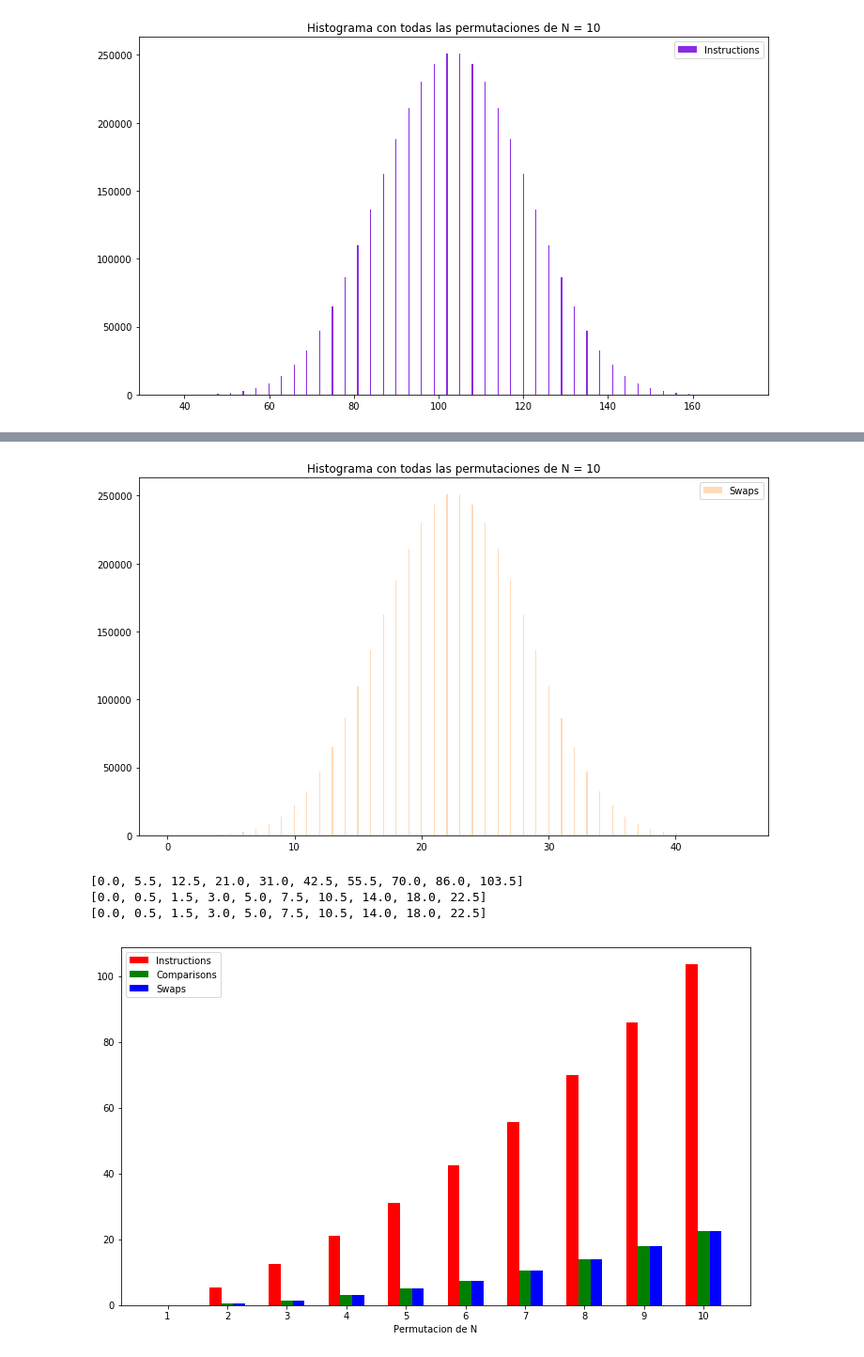
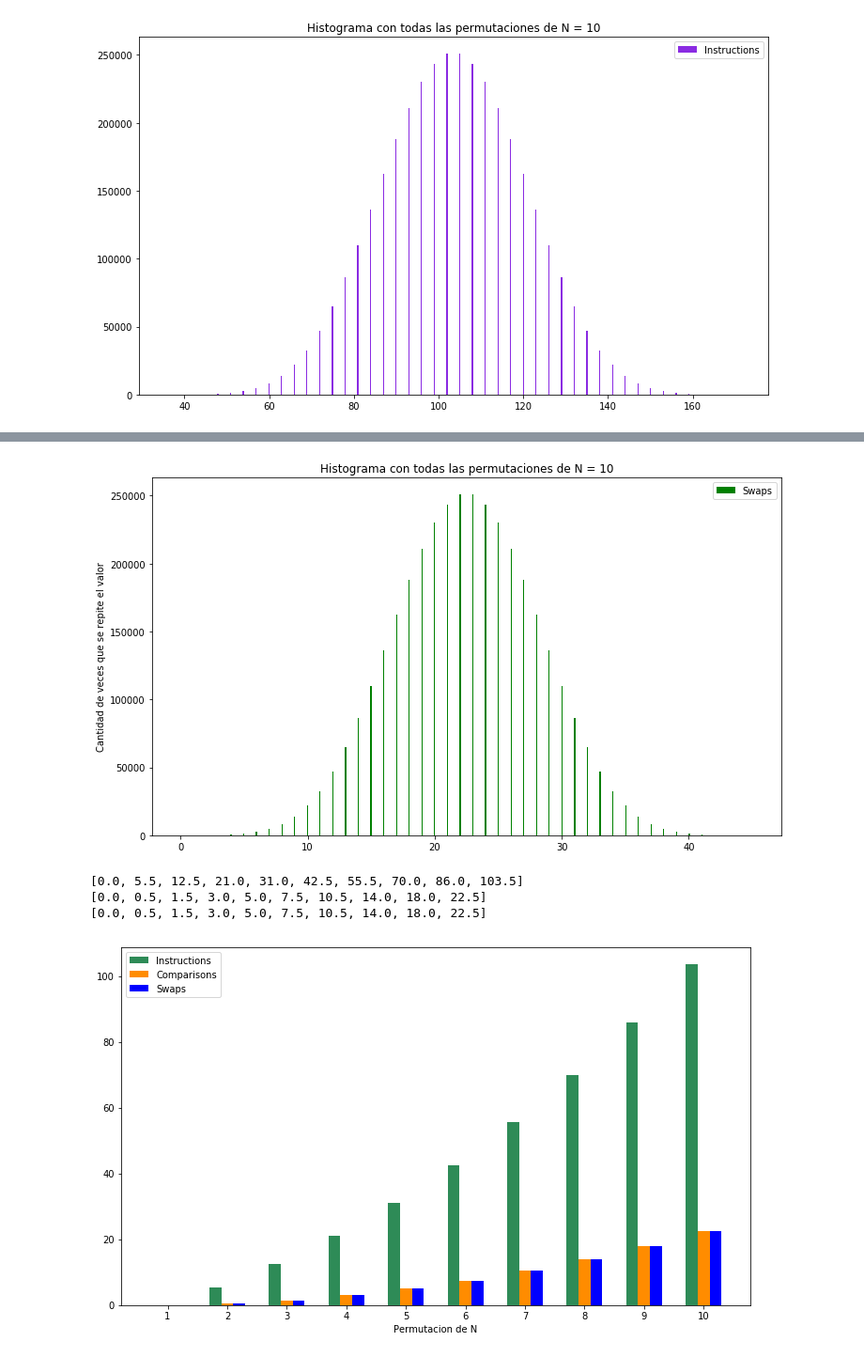
Before and after one commit to jspenaq/Algoritmos, a Jupyter notebook: Laboratorio 1/Insertion Sort/Permutations.ipynb, the cells around one changed output, grey strips where cells are left out. Shown at 94% size. Cells and saved outputs as stored; diff of their text form; code cells hidden in the pictures.

```diff
--- a/Laboratorio 1/Insertion Sort/Permutations.ipynb
+++ b/Laboratorio 1/Insertion Sort/Permutations.ipynb
@@ -88,13 +90,15 @@ plt.show()
 plt.rcParams['figure.figsize'] = 12,7 # width, height
 len_i = len(swaps)
 swaps_hist = swaps[len_i-1]
-plt.hist(comp_hist, bins='auto', color="peachpuff")
+plt.hist(comp_hist, bins='auto', color="g")
 title = "Histograma con todas las permutaciones de N = " + str(len_i)
 plt.title(title)
+plt.ylabel("Cantidad de veces que se repite el valor")
 plt.legend(["Swaps"])
+
 plt.show()
 # %% [output]
-[figure, old version]
+[figure, new version]
 # %%
 def means(seq):
     """
@@ -104,30 +108,30 @@ def means(seq):
 # %%
 fig = plt.figure()
 ax = plt.subplot(111)
 x_axe = np.arange(1, max)
 w = 0.2     # width
 
 ins_means = means(instructions)
-ax.bar(x_axe, ins_means, w, color="r")
+ax.bar(x_axe, ins_means, w, color="seagreen")
 
 comp_means = means(comparisons)
-ax.bar(x_axe+w, comp_means, w, color="g")
+ax.bar(x_axe+w, comp_means, w, color="darkorange")
 
 swaps_means = means(swaps)
 ax.bar(x_axe+2*w, swaps_means, w, color="b")
 
 ax.set_xticks(x_axe+w)
 ax.set_xticklabels(x_axe)
 ax.legend(["Instructions", "Comparisons", "Swaps"])
 ax.set_xlabel("Permutacion de N")
 
 print(ins_means)
 print(comp_means)
 print(swaps_means)
 
 plt.show()
 # %% [output]
 [0.0, 5.5, 12.5, 21.0, 31.0, 42.5, 55.5, 70.0, 86.0, 103.5]
 [0.0, 0.5, 1.5, 3.0, 5.0, 7.5, 10.5, 14.0, 18.0, 22.5]
 [0.0, 0.5, 1.5, 3.0, 5.0, 7.5, 10.5, 14.0, 18.0, 22.5]
-[figure, old version]
+[figure, new version]
```
Also changed, not shown: parts of 2 cells of this notebook.
